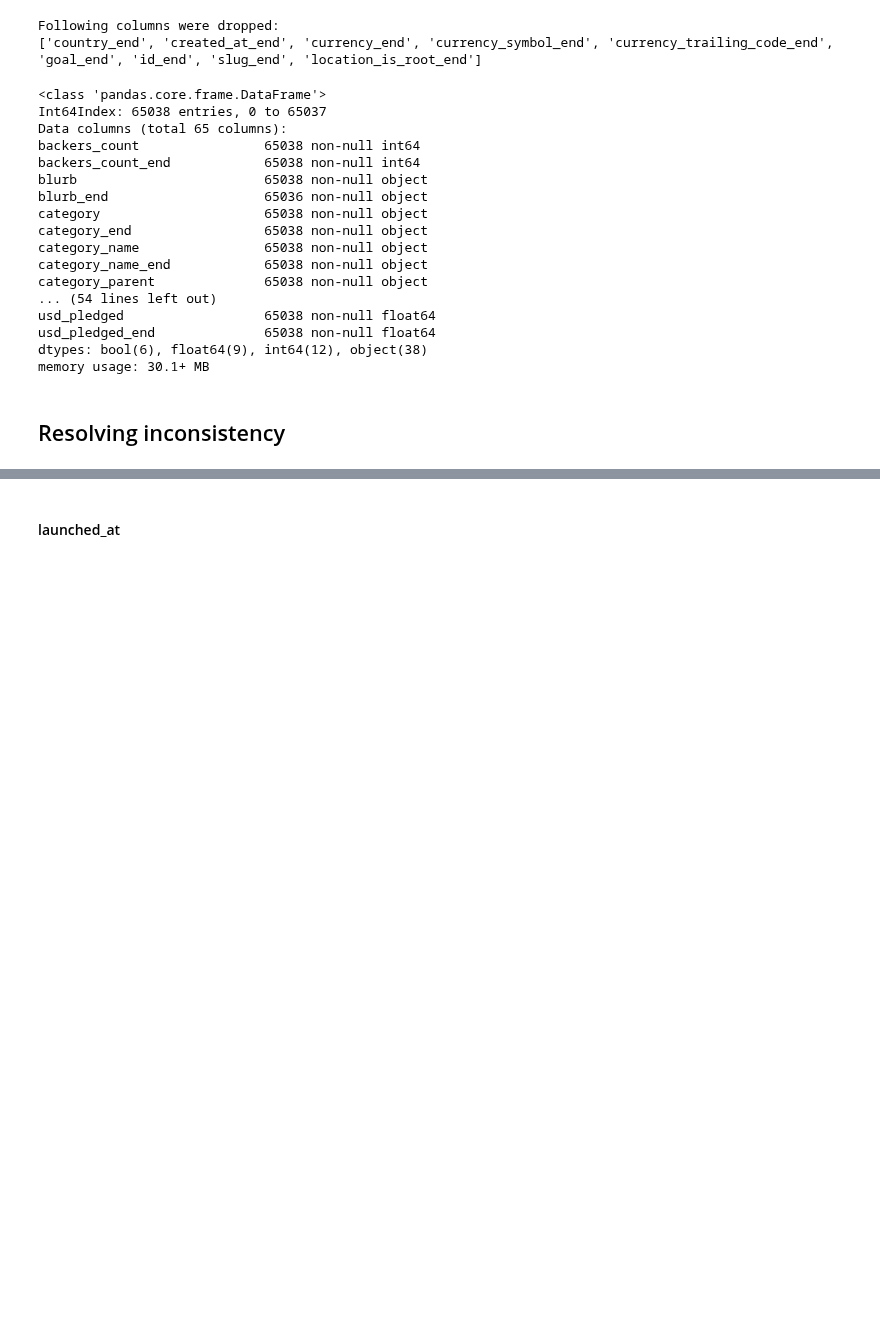
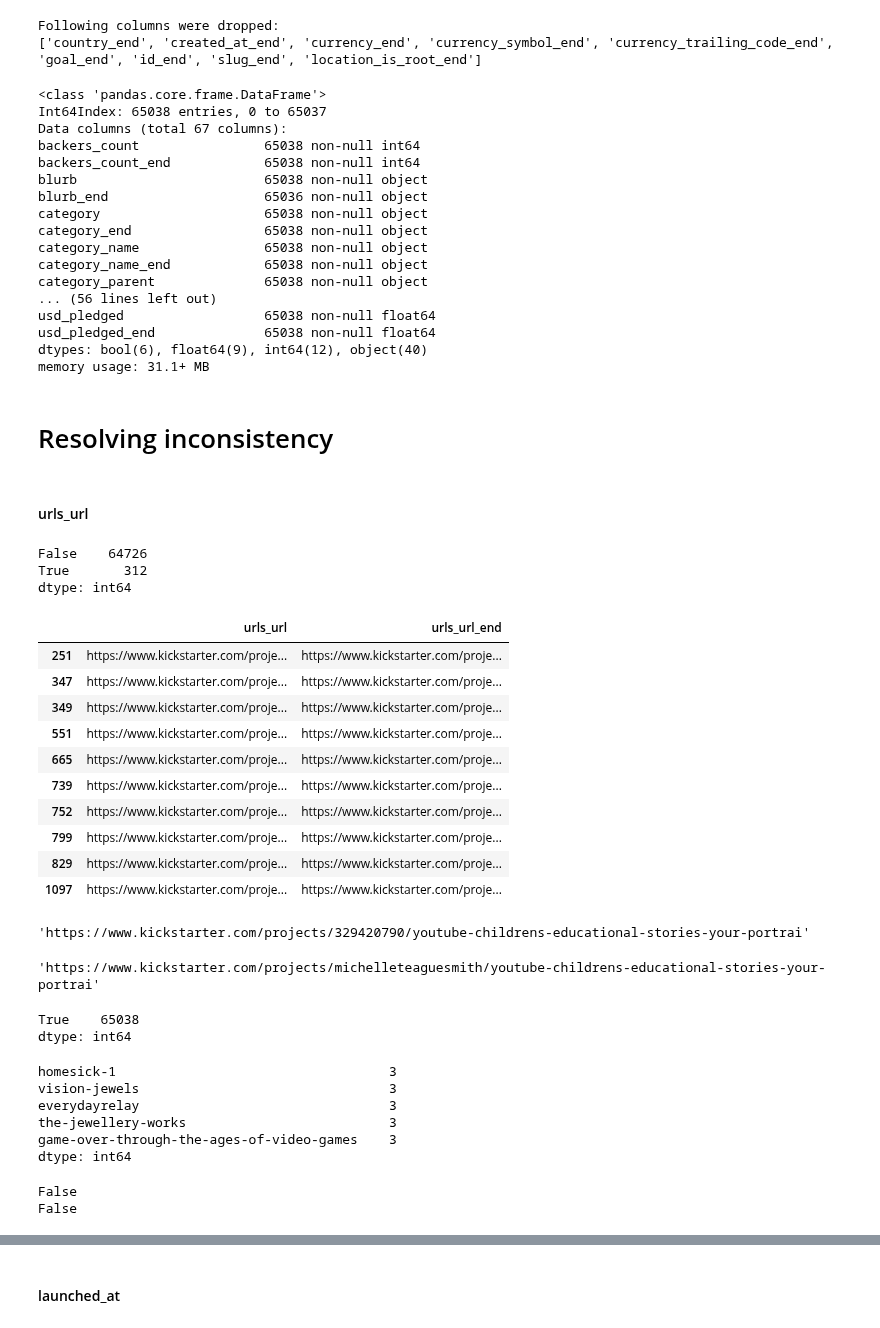
Before and after one commit to blanarik/kickstarter_success_prediction, a Jupyter notebook: 02_Kickstarter_data_integration.ipynb, the cells around one changed output, grey strips where cells are left out. Cells and saved outputs as stored; diff of their text form; code cells hidden in the pictures; blank space fills up the shorter version.

```diff
--- a/02_Kickstarter_data_integration.ipynb
+++ b/02_Kickstarter_data_integration.ipynb
@@ -203,8 +208,8 @@ df_live_after_end.to_csv('ended.csv')
 import pandas as pd
 import matplotlib.pyplot as plt
 # %%
-df_live = pd.read_csv('live.csv', encoding='cp1252', index_col=0)
-df_ended = pd.read_csv('ended.csv', encoding='cp1252', index_col=0)
+df_live = pd.read_csv('data/live.csv', encoding='cp1252', index_col=0)
+df_ended = pd.read_csv('data/ended.csv', encoding='cp1252', index_col=0)
 # %%
 # rename columns in df_ended
 df_ended.rename(columns=lambda name: name+'_end', inplace=True)
@@ -254,7 +259,7 @@ df_projects.info()
 # %% [output]
 <class 'pandas.core.frame.DataFrame'>
 Int64Index: 65038 entries, 0 to 65037
-Data columns (total 65 columns):
+Data columns (total 67 columns):
 backers_count                65038 non-null int64
 backers_count_end            65038 non-null int64
 blurb                        65038 non-null object
@@ -264,10 +269,67 @@ category_end                 65038 non-null object
 category_name                65038 non-null object
 category_name_end            65038 non-null object
 category_parent              65038 non-null object
-... (54 lines left out)
+... (56 lines left out)
 usd_pledged                  65038 non-null float64
 usd_pledged_end              65038 non-null float64
-dtypes: bool(6), float64(9), int64(12), object(38)
-memory usage: 30.1+ MB
+dtypes: bool(6), float64(9), int64(12), object(40)
+memory usage: 31.1+ MB
 # %% [markdown]
-## Resolving inconsistency
+# Resolving inconsistency
+# %% [markdown]
+#### urls_url
+# %%
+(df_projects['urls_url'] != df_projects['urls_url_end']).value_counts()
+# %% [output]
+False    64726
+True       312
+dtype: int64
+# %%
+df_projects[(df_projects['urls_url'] != df_projects['urls_url_end'])][['urls_url', 'urls_url_end']].head(10)
+# %% [output]
+|  | urls_url | urls_url_end |
+| 251 | https://www.kickstarter.com/proje... | https://www.kickstarter.com/proje... |
+| 347 | https://www.kickstarter.com/proje... | https://www.kickstarter.com/proje... |
+| 349 | https://www.kickstarter.com/proje... | https://www.kickstarter.com/proje... |
+| 551 | https://www.kickstarter.com/proje... | https://www.kickstarter.com/proje... |
+| 665 | https://www.kickstarter.com/proje... | https://www.kickstarter.com/proje... |
+| 739 | https://www.kickstarter.com/proje... | https://www.kickstarter.com/proje... |
+| 752 | https://www.kickstarter.com/proje... | https://www.kickstarter.com/proje... |
+| 799 | https://www.kickstarter.com/proje... | https://www.kickstarter.com/proje... |
+| 829 | https://www.kickstarter.com/proje... | https://www.kickstarter.com/proje... |
+| 1097 | https://www.kickstarter.com/proje... | https://www.kickstarter.com/proje... |
+# %%
+df_projects[(df_projects['urls_url'] != df_projects['urls_url_end'])].loc[251, 'urls_url']
+# %% [output]
+'https://www.kickstarter.com/projects/329420790/youtube-childrens-educational-stories-your-portrai'
+# %%
+df_projects[(df_projects['urls_url'] != df_projects['urls_url_end'])].loc[251, 'urls_url_end']
+# %% [output]
+'https://www.kickstarter.com/projects/michelleteaguesmith/youtube-childrens-educational-stories-your-portrai'
+# %%
+# ok there are more possibilities for project url, but last part should be same for both - live and ended
+url1 = df_projects.apply(lambda x: x['urls_url'].split('/')[5], axis=1)
+url2 = df_projects.apply(lambda x: x['urls_url_end'].split('/')[5], axis=1)
+
+(url1 == url2).value_counts()
+# %% [output]
+True    65038
+dtype: int64
+# %%
+# same project can appear more times in dataset
+# e.g. snapshot after 3 days and 33 days after project launch, even after 3 days again due to webrobots.io policy of web scraping
+url1.value_counts().head()
+# %% [output]
+homesick-1                                   3
+vision-jewels                                3
+everydayrelay                                3
+the-jewellery-works                          3
+game-over-through-the-ages-of-video-games    3
+dtype: int64
+# %%
+# same for name and id
+print(df_projects['name'].is_unique)
+print(df_projects['id'].is_unique)
+# %% [output]
+False
+False
```
Also changed, not shown: parts of 13 cells of this notebook, 2 other files.
